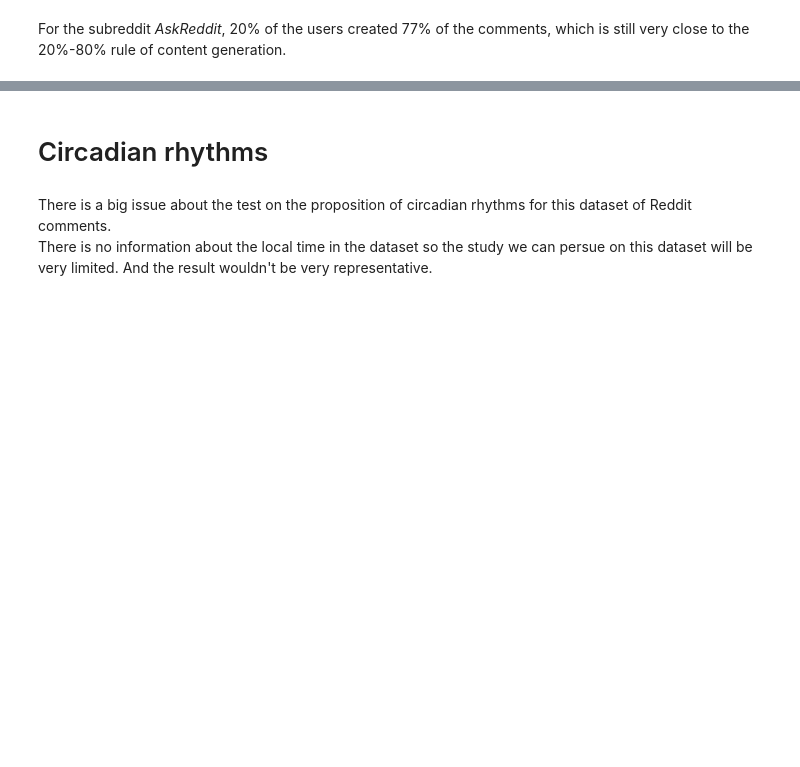
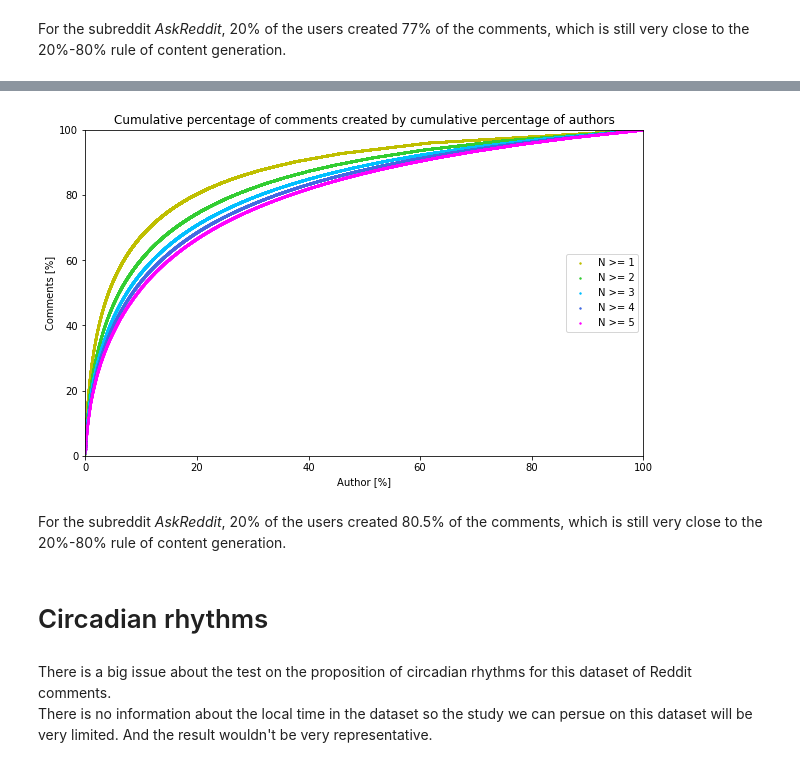
Before and after one commit to epfl-ada/ada-2020-project-milestone-p3-p3_chd, a Jupyter notebook: P4.ipynb, the cells around one changed output, grey strips where cells are left out. Cells and saved outputs as stored; diff of their text form; code cells hidden in the pictures; blank space fills up the shorter version.

```diff
--- a/P4.ipynb
+++ b/P4.ipynb
@@ -490,0 +570,3 @@ For the subreddit *AskReddit*, 20% of the users created 77% of the comments, whi
+# %%
+target_lol.columns = ['comments_count']
+sub_n_df = target_lol
@@ -491,3 +613,24 @@ For the subreddit *AskReddit*, 20% of the users created 77% of the comments, whi
+# %%
+fig = plt.figure(figsize = (10,6))
+ax = fig.add_subplot(111)
+
+ax.scatter(sub_n_df1['percentage_authors'], sub_n_df1['percentage_comments'], s=2, label = 'N >= 1', color = 'y')
+ax.scatter(sub_n_df2['percentage_authors'], sub_n_df2['percentage_comments'], s=2, label = 'N >= 2', color = 'limegreen')
+ax.scatter(sub_n_df3['percentage_authors'], sub_n_df3['percentage_comments'], s=2, label = 'N >= 3', color = 'deepskyblue')
+ax.scatter(sub_n_df4['percentage_authors'], sub_n_df4['percentage_comments'], s=2, label = 'N >= 4', color = 'royalblue')
+ax.scatter(sub_n_df5['percentage_authors'], sub_n_df5['percentage_comments'], s=2, label = 'N >= 5', color = 'magenta')
+plt.title('Cumulative percentage of comments created by cumulative percentage of authors')
+plt.xlim([0, 100])
+plt.ylim([0,100])
+plt.xlabel('Author [%]')
+plt.ylabel("Comments [%]")
+plt.legend(loc='center right')
+plt.savefig('img/2080rule/fig_F.png')
+plt.show()
+# %% [output]
+[figure, added]
+# %% [markdown]
+For the subreddit *AskReddit*, 20% of the users created 80.5% of the comments, which is still very close to the 20%-80% rule of content generation.
 # %% [markdown]
 # Circadian rhythms <a class="anchor" id="chapter2"></a>
 # %% [markdown]
```
Also changed, not shown: parts of 17 cells of this notebook, 6 other files.
